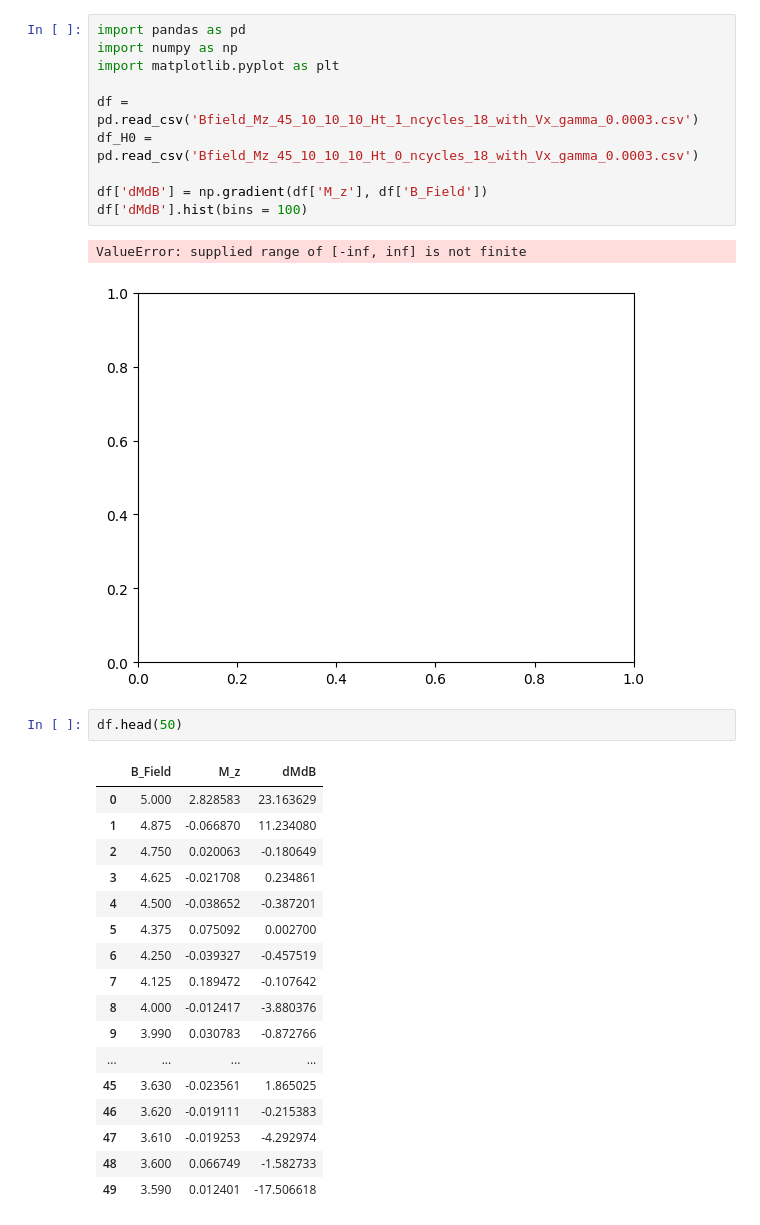
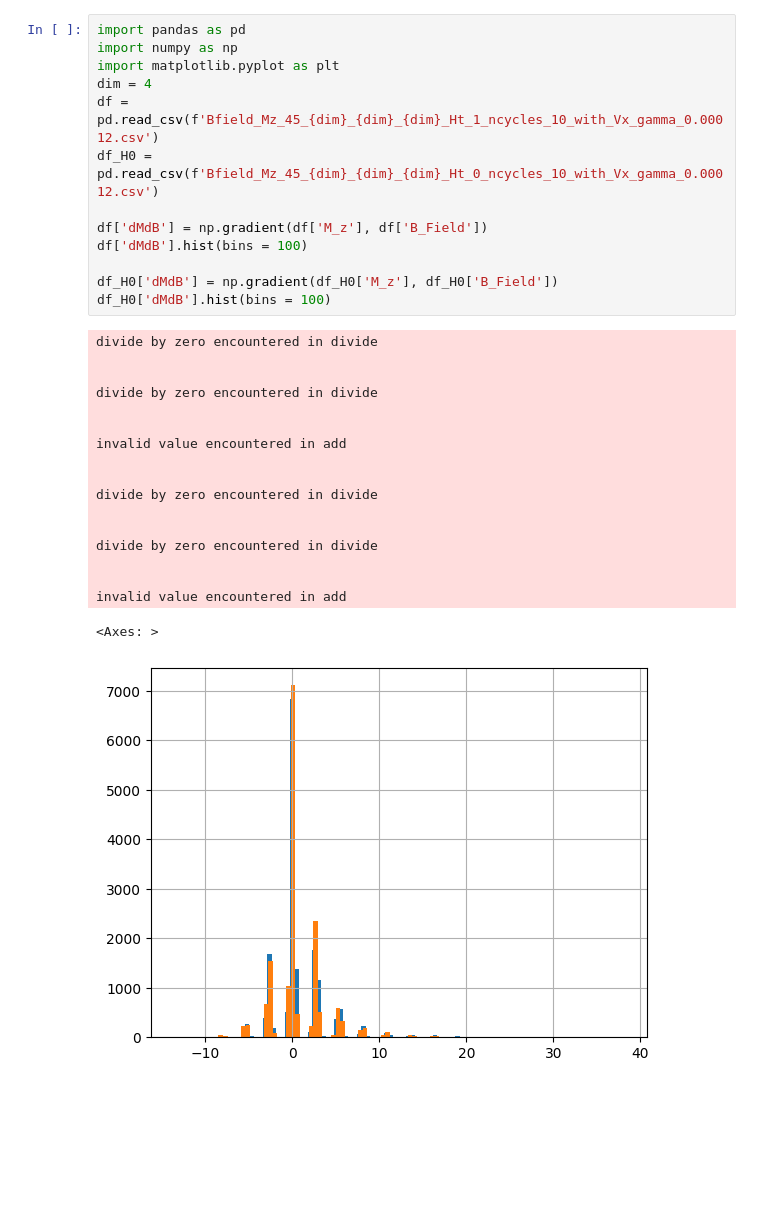
Before and after one commit to dmsilev/spirit, a Jupyter notebook: Barkhausen_noise_10_x.ipynb, the cells around one changed output. Drawn from its saved outputs; the diff is of its cells as text; blank space fills up the shorter version.

```diff
--- a/Barkhausen_noise_10_x.ipynb
+++ b/Barkhausen_noise_10_x.ipynb
@@ -1,33 +1,32 @@
 # %%
 import pandas as pd
 import numpy as np
 import matplotlib.pyplot as plt
-
-df = pd.read_csv('Bfield_Mz_45_10_10_10_Ht_1_ncycles_18_with_Vx_gamma_0.0003.csv')
-df_H0 = pd.read_csv('Bfield_Mz_45_10_10_10_Ht_0_ncycles_18_with_Vx_gamma_0.0003.csv')
+dim = 4
+df = pd.read_csv(f'Bfield_Mz_45_{dim}_{dim}_{dim}_Ht_1_ncycles_10_with_Vx_gamma_0.00012.csv')
+df_H0 = pd.read_csv(f'Bfield_Mz_45_{dim}_{dim}_{dim}_Ht_0_ncycles_10_with_Vx_gamma_0.00012.csv')
 
 df['dMdB'] = np.gradient(df['M_z'], df['B_Field'])
 df['dMdB'].hist(bins = 100)
+
+df_H0['dMdB'] = np.gradient(df_H0['M_z'], df_H0['B_Field'])
+df_H0['dMdB'].hist(bins = 100)
 # %% [output]
-ValueError: supplied range of [-inf, inf] is not finite
+divide by zero encountered in divide
+
+
+divide by zero encountered in divide
+
+
+invalid value encountered in add
+
+
+divide by zero encountered in divide
+
+
+divide by zero encountered in divide
+
+
+invalid value encountered in add
+<Axes: >
-[figure, old version]
+[figure, new version]
-# %%
-df.head(50)
-# %% [output]
-|  | B_Field | M_z | dMdB |
-| 0 | 5.000 | 2.828583 | 23.163629 |
-| 1 | 4.875 | -0.066870 | 11.234080 |
-| 2 | 4.750 | 0.020063 | -0.180649 |
-| 3 | 4.625 | -0.021708 | 0.234861 |
-| 4 | 4.500 | -0.038652 | -0.387201 |
-| 5 | 4.375 | 0.075092 | 0.002700 |
-| 6 | 4.250 | -0.039327 | -0.457519 |
-| 7 | 4.125 | 0.189472 | -0.107642 |
-| 8 | 4.000 | -0.012417 | -3.880376 |
-| 9 | 3.990 | 0.030783 | -0.872766 |
-| ... | ... | ... | ... |
-| 45 | 3.630 | -0.023561 | 1.865025 |
-| 46 | 3.620 | -0.019111 | -0.215383 |
-| 47 | 3.610 | -0.019253 | -4.292974 |
-| 48 | 3.600 | 0.066749 | -1.582733 |
-| 49 | 3.590 | 0.012401 | -17.506618 |
```
Also changed, not shown: parts of 12 cells of this notebook, 16 other files.
